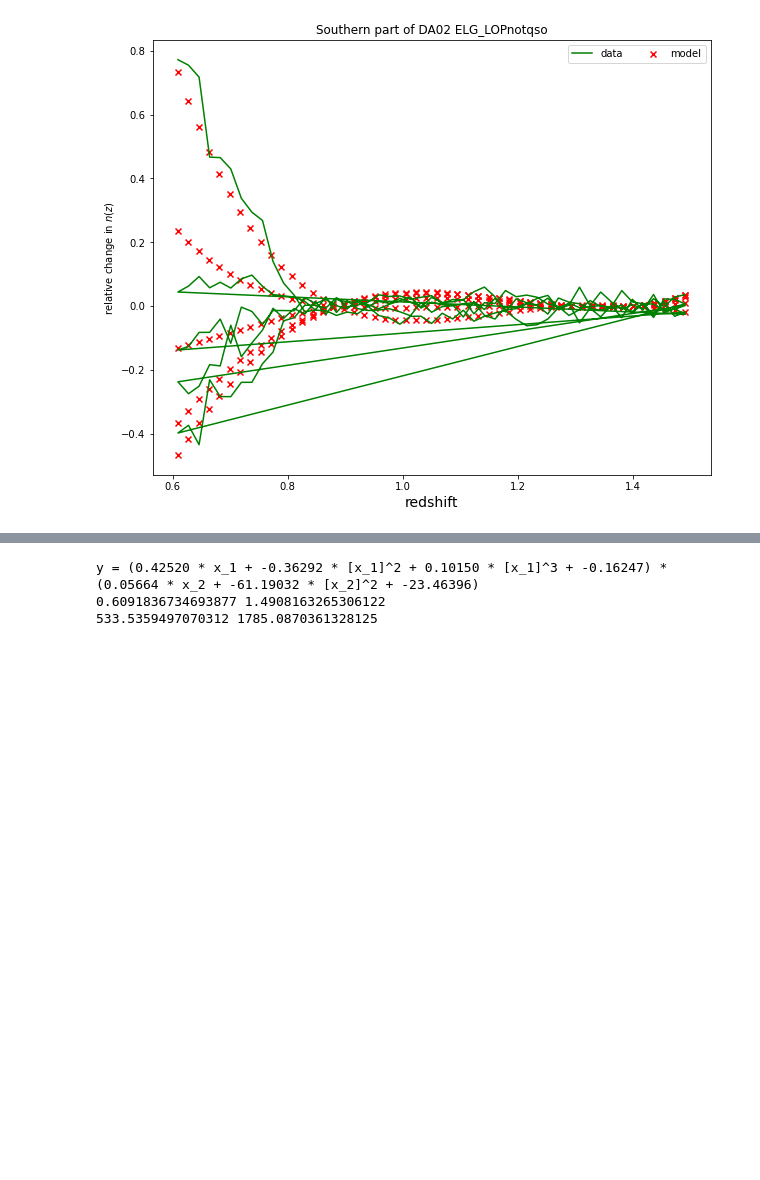
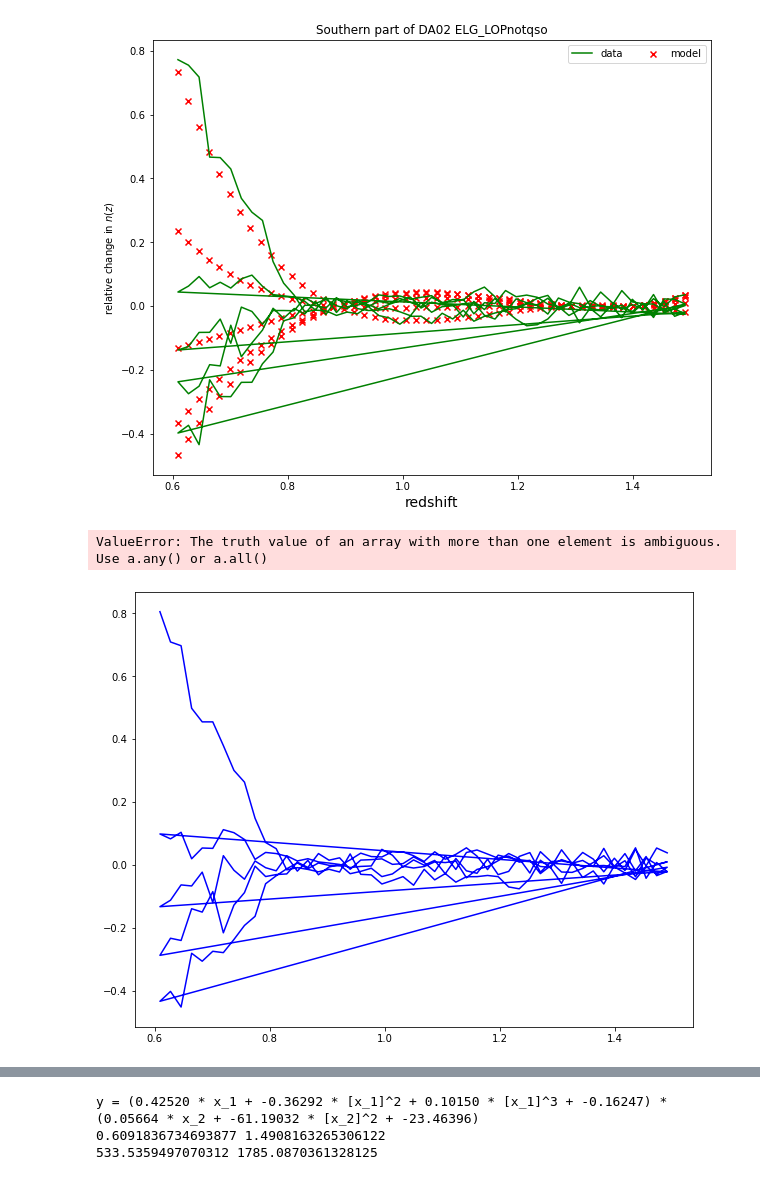
Before and after one commit to AlbertoRosado1/legacysim_runs, a Jupyter notebook: DA02/checks_south_final.ipynb, the cells around one changed output, grey strips where cells are left out. Cells and saved outputs as stored; diff of their text form; code cells hidden in the pictures; blank space fills up the shorter version.

```diff
--- a/DA02/checks_south_final.ipynb
+++ b/DA02/checks_south_final.ipynb
@@ -937,3 +936,67 @@ y = (-0.46773 * x_1 + 0.39955 * [x_1]^2 + -0.11182 * [x_2]^3 * 0.17852) * (0.735
+# %%
+t = test_mean
+labels = labels1
+dndz_model = []
+dndz_model_coeff = []
+## https://machinelearningmastery.com/curve-fitting-with-python/
+# fit a third degree polynomial to data
+from scipy.optimize import curve_fit
+
+fig = plt.figure(figsize=(10,8))
+ax = plt.gca()
+fig = plt.gcf()
+#fig.set_size_inches(7, 5)
+# define the true objective function
+colors = ['b','orange','g','r','purple']
+
+def objective(X, a, b, c, d, e):
+    x1, x2 = X
+    if x1 > 1:
+        return 0
+    else:
+        return (a*x1 + b*x1**2 + c) * (d*x2 + e)
+
+# choose the input and output variables
+#x1, x2, y = t['z'][:17], t[f'{name}'][:17], t['dndz'][:17]
+x1, x2, y = t['z'], t[f'{name}'], t['dndz']
+#plt.scatter(x1, y, color=colors[i], label='data')#, label=labels[i])
+plt.plot(x1, y, color=colors[i], label='data')#, label=labels[i])
+#print(x2)
+# curve fit
+popt, _ = curve_fit(objective, (x1,x2), y)#,maxfev=10000)
+# summarize the parameter values
+a,b,c,d,e = popt
+print(f'y = ({a:.5f} * x_1 + {b:.5f} * [x_1]^2 + {c:.5f}) * ({d:.5f} * x_2 + {e:.5f})')
+# plot input vs output
+##---plt.plot(x, y, colors[i], label=labels[i])
+#define a sequence of inputs between the smallest and largest known inputs
+x1_line = np.concatenate([np.linspace(min(x1),max(x1),num=50) for i in range(5)])
+x2_line = np.linspace(min(x2),max(x2),num=50*5)
+#x2_line = np.concatenate([np.full(50,t[f'{name}'][16*i]) for i in range(1,6)])
+print(min(x1_line), max(x1_line))
+print(min(x2_line), max(x2_line))
+# calculate the output for the range
+y_line = objective((x1_line,x2_line), a, b, c, d, e)
+dndz_model.append(y_line)
+#plt.plot(x1_line, y_line, '--', color=colors[i])#, label=labels[i])
+plt.scatter(x1_line, y_line, marker='x', color=colors[i+1],label='model')
+
+
+
+#plt.ylim(-0.3,0.3)
+#plt.xlim(0.6,0.8)
+plt.title('Southern part of DA02 {}'.format(prefix))
+#plt.ylabel('models mult. by some coeff', fontsize=14)
+plt.ylabel(r'relative change in $n(z)$')
+plt.xlabel(r'redshift',fontsize=14)
+plt.legend(loc=1, ncol=2)
+#filename = os.path.join(plot_dir, 'model_dndz_{}_{}_{}.png'.format(prefix, run, name))
+#filename = os.path.join(plot_dir, 'test_dndz_{}_{}_{}_5.png'.format(prefix, run, name))
+#fig.savefig(filename, bbox_inches='tight', pad_inches=0.1, dpi=200)
+plt.show()
+# %% [output]
+ValueError: The truth value of an array with more than one element is ambiguous. Use a.any() or a.all()
+[figure, added]
 # %%
 t = test_mean
 labels = labels1
```
Also changed, not shown: parts of 10 cells of this notebook.
